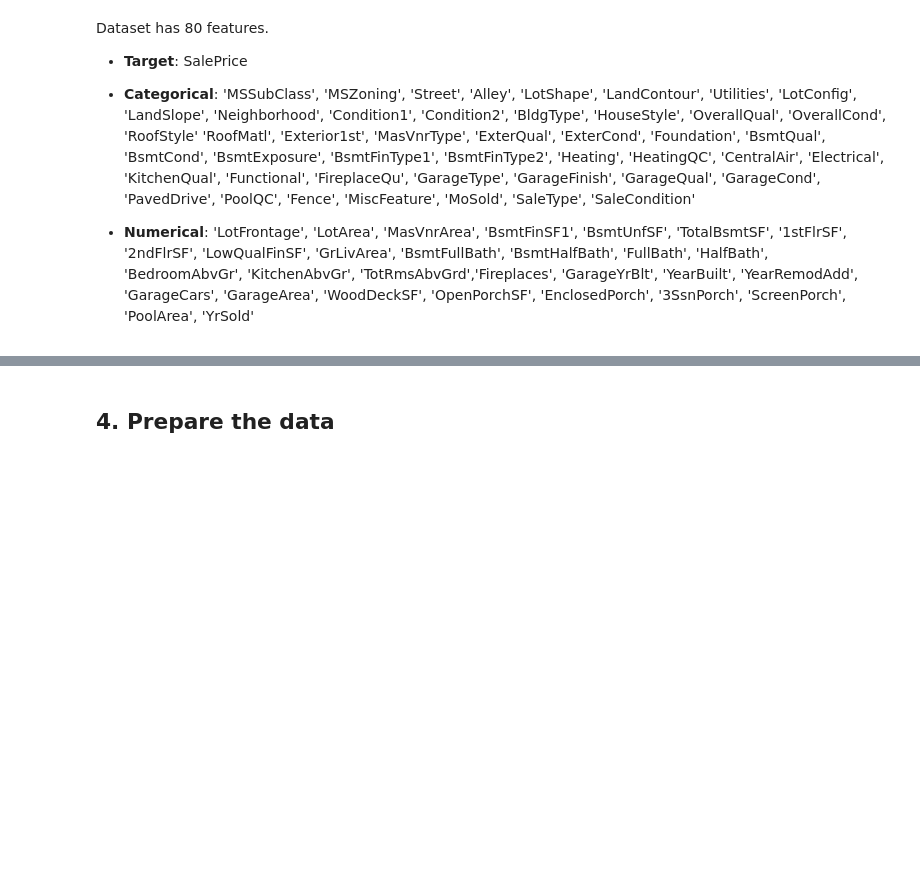
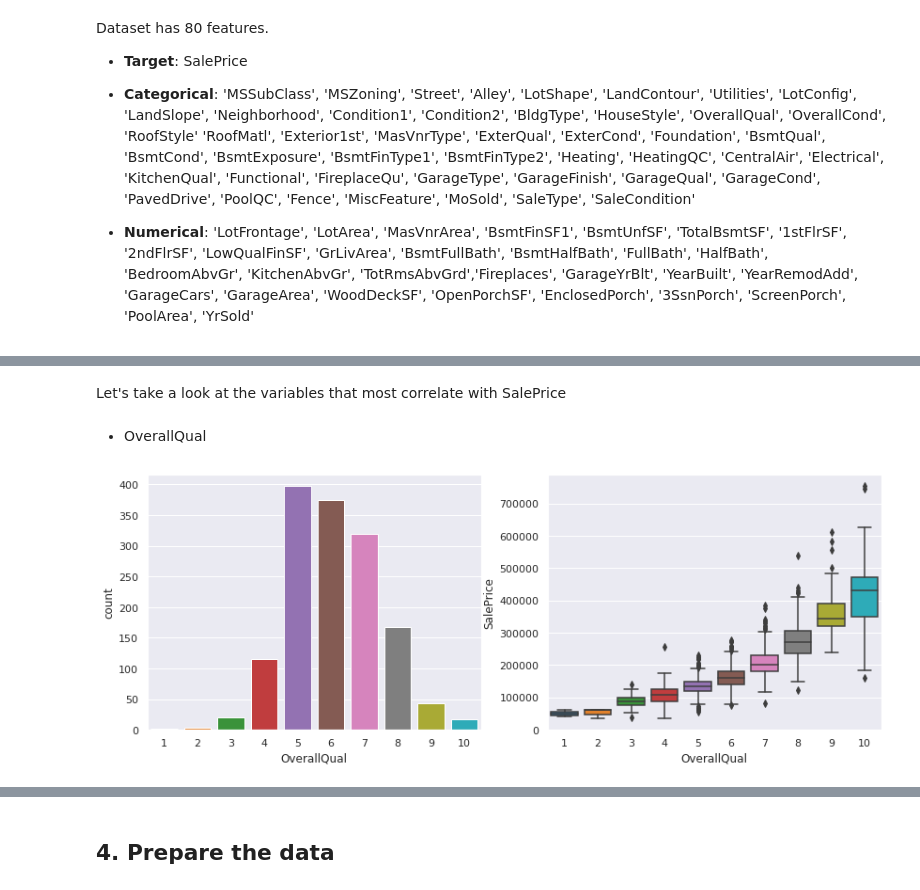
Before and after one commit to adriancervero/kaggle, a Jupyter notebook: house-prices/house-prices.ipynb, the cells around one changed output, grey strips where cells are left out. Drawn from its saved outputs; the diff is of its cells as text; code cells hidden in the pictures; blank space fills up the shorter version.

```diff
--- a/house-prices/house-prices.ipynb
+++ b/house-prices/house-prices.ipynb
@@ -76,0 +181,10 @@ Name: YrSold, dtype: int64
+# %% [markdown]
+Let's take a look at the variables that most correlate with SalePrice
+# %% [markdown]
+* OverallQual
+# %%
+fig, ax = plt.subplots(1, 2, figsize=(14,5))
+sns.countplot(x='OverallQual', data=train, ax=ax[0]);
+sns.boxplot(x='OverallQual', y='SalePrice', data=train, ax=ax[1]);
+# %% [output]
+[figure, added]
```
Also changed, not shown: parts of 26 cells of this notebook.
